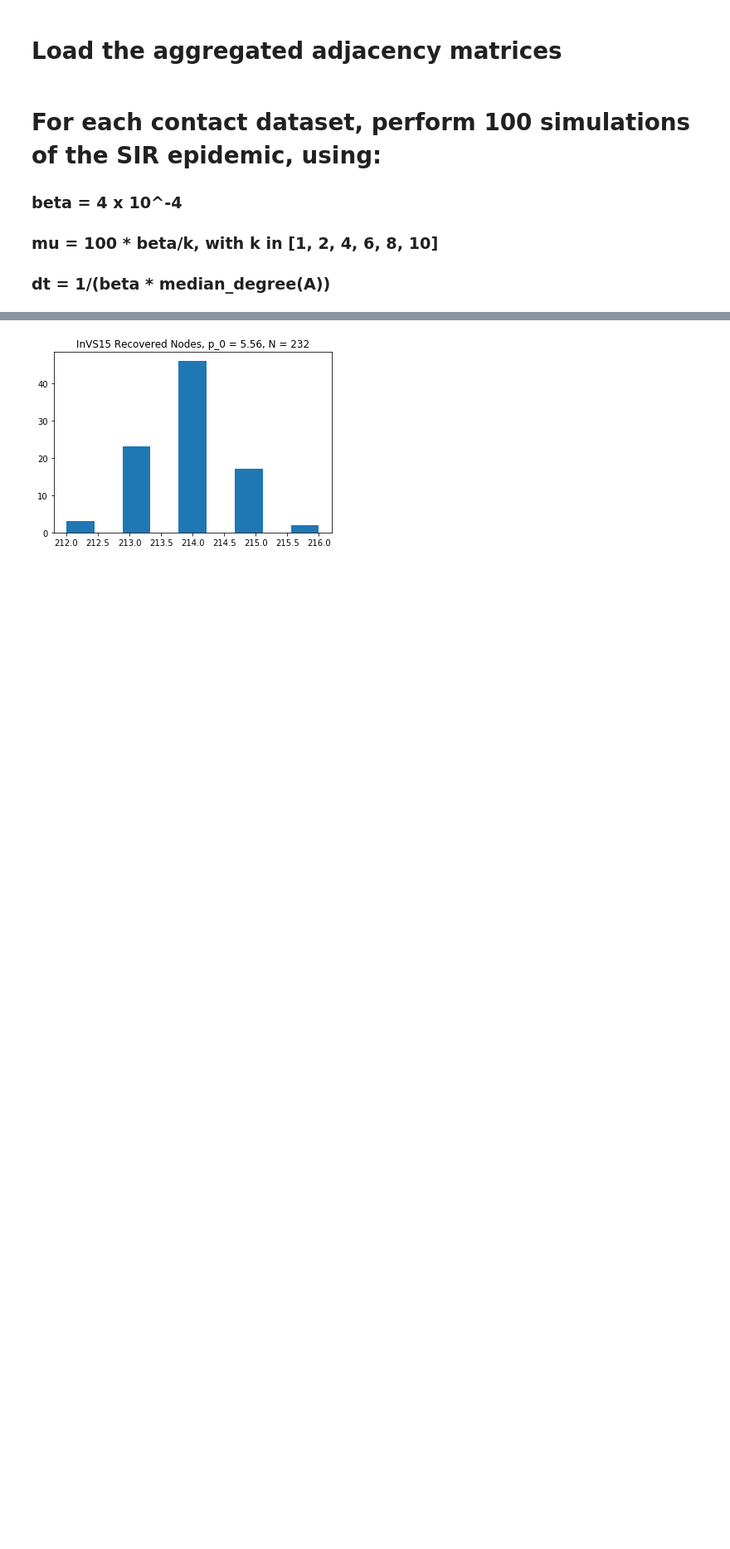
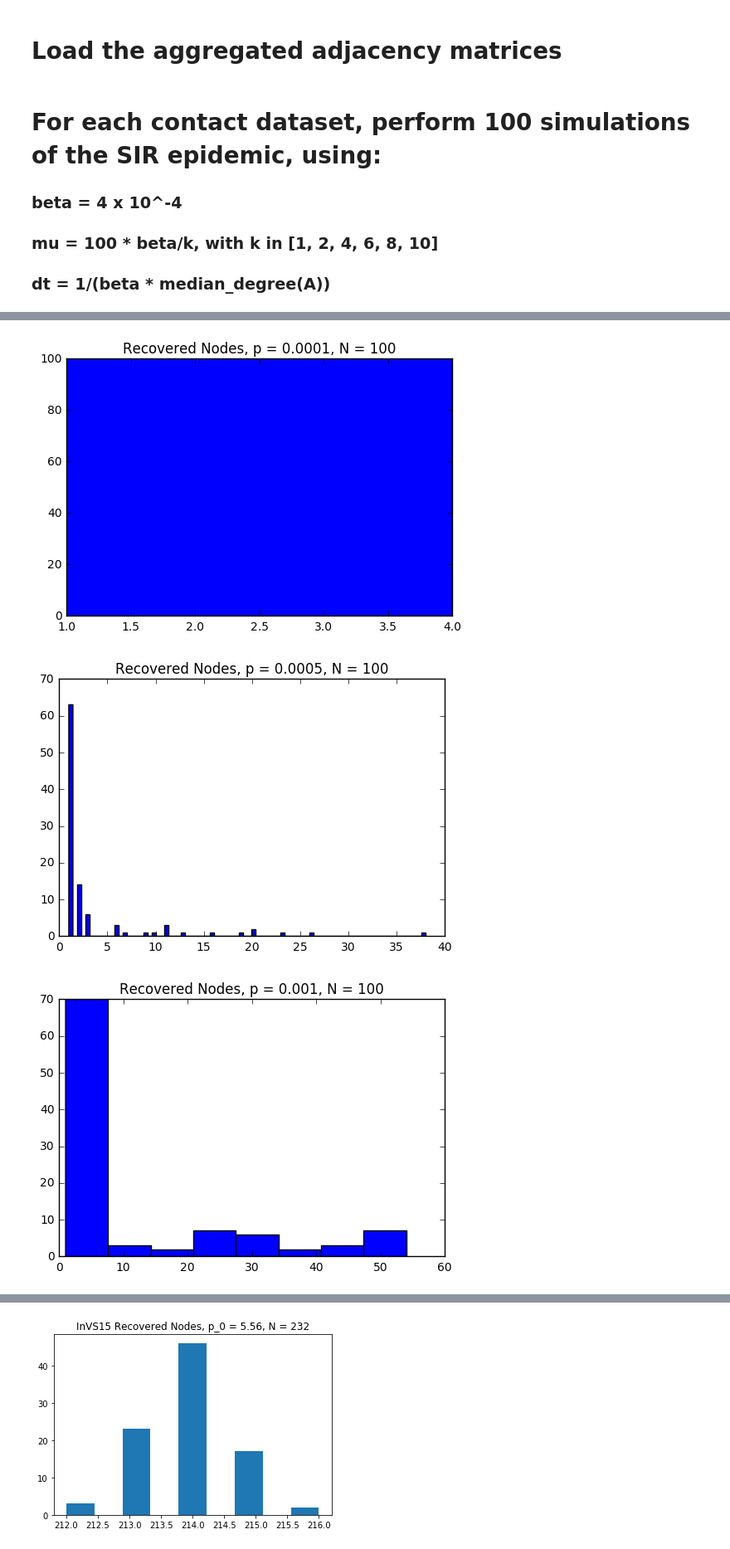
Before and after one commit to ConradHougen/GraphEpidemicEstimation, a Jupyter notebook: experiment_SIR_epidemic.ipynb, the cells around one changed output, grey strips where cells are left out. Shown at 83% size. Drawn from its saved outputs; the diff is of its cells as text; code cells hidden in the pictures; blank space fills up the shorter version.

```diff
--- a/experiment_SIR_epidemic.ipynb
+++ b/experiment_SIR_epidemic.ipynb
@@ -43,0 +135,6 @@ k_arr = [1, 2, 4, 6, 8, 10]
+# %%
+run_Binomial_SIR_simulation(agg_mat_InVS13, 0.20, beta, k_arr, 100)
+# %% [output]
+[figure, added]
+[figure, added]
+[figure, added]
```
Also changed, not shown: parts of 7 cells of this notebook, 4 other files.
